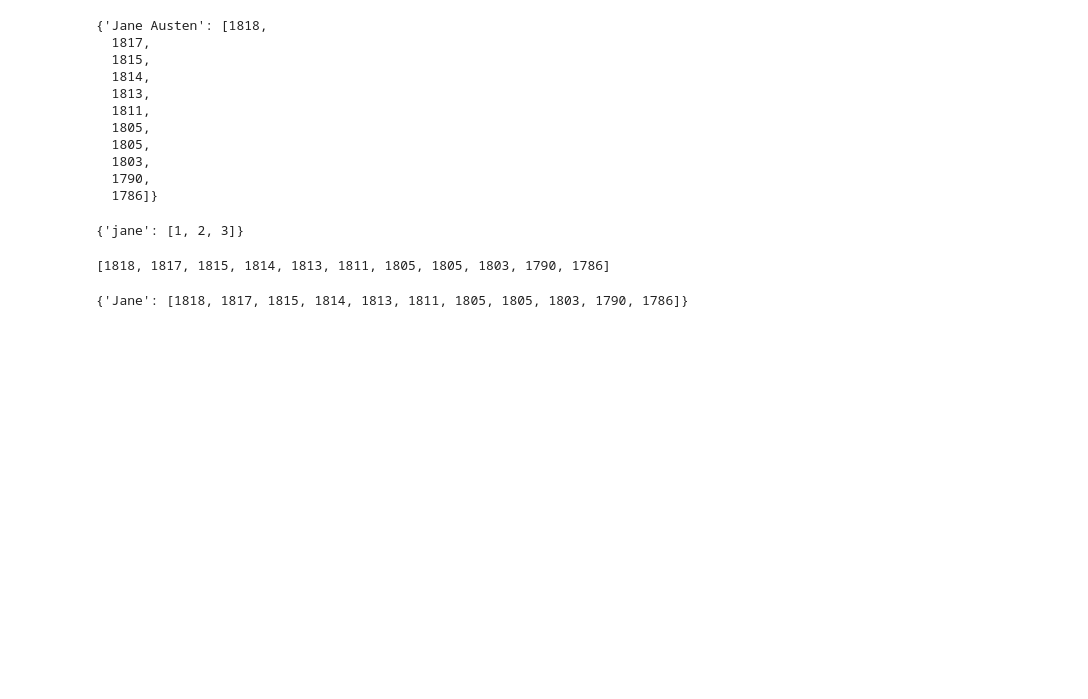
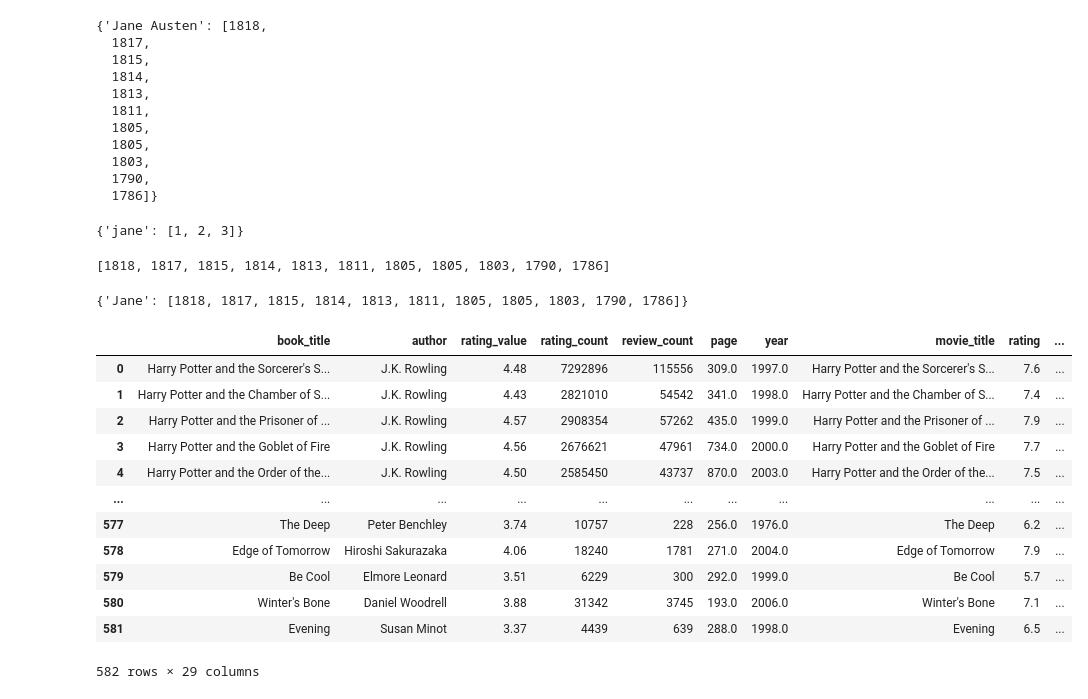
Before and after one commit to katiehuang1221/Predict-Revenue-Of-Movie-Adaptation, a Jupyter notebook: notebooks/selenium_fictiondb.ipynb, the cells around one changed output. Drawn from its saved outputs; the diff is of its cells as text; code cells hidden in the pictures; blank space fills up the shorter version.

Commit message:
Updated selenium_fictiondb.ipynb for searching author after combining movie+book

```diff
--- a/notebooks/selenium_fictiondb.ipynb
+++ b/notebooks/selenium_fictiondb.ipynb
@@ -92,3 +99,29 @@ di[author] = years
 di
 # %% [output]
 {'Jane': [1818, 1817, 1815, 1814, 1813, 1811, 1805, 1805, 1803, 1790, 1786]}
+# %%
+import pandas as pd
+# import movie_data
+movie_df = pd.read_pickle('../dump/movie_data')
+# import book_data
+book_df = pd.read_pickle('../dump/book_data')
+found_book_df = pd.read_pickle('../dump/found_book')
+# %%
+overlap_df = pd.merge(book_df, movie_df,left_on='book_title',\
+                      right_on='movie_title', how='inner')
+# %%
+overlap_df
+# %% [output]
+|  | book_title | author | rating_value | rating_count | review_count | page | year | movie_title | rating | ... |
+| 0 | Harry Potter and the Sorcerer's S... | J.K. Rowling | 4.48 | 7292896 | 115556 | 309.0 | 1997.0 | Harry Potter and the Sorcerer's S... | 7.6 | ... |
+| 1 | Harry Potter and the Chamber of S... | J.K. Rowling | 4.43 | 2821010 | 54542 | 341.0 | 1998.0 | Harry Potter and the Chamber of S... | 7.4 | ... |
+| 2 | Harry Potter and the Prisoner of ... | J.K. Rowling | 4.57 | 2908354 | 57262 | 435.0 | 1999.0 | Harry Potter and the Prisoner of ... | 7.9 | ... |
+| 3 | Harry Potter and the Goblet of Fire | J.K. Rowling | 4.56 | 2676621 | 47961 | 734.0 | 2000.0 | Harry Potter and the Goblet of Fire | 7.7 | ... |
+| 4 | Harry Potter and the Order of the... | J.K. Rowling | 4.50 | 2585450 | 43737 | 870.0 | 2003.0 | Harry Potter and the Order of the... | 7.5 | ... |
+| ... | ... | ... | ... | ... | ... | ... | ... | ... | ... | ... |
+| 577 | The Deep | Peter Benchley | 3.74 | 10757 | 228 | 256.0 | 1976.0 | The Deep | 6.2 | ... |
+| 578 | Edge of Tomorrow | Hiroshi Sakurazaka | 4.06 | 18240 | 1781 | 271.0 | 2004.0 | Edge of Tomorrow | 7.9 | ... |
+| 579 | Be Cool | Elmore Leonard | 3.51 | 6229 | 300 | 292.0 | 1999.0 | Be Cool | 5.7 | ... |
+| 580 | Winter's Bone | Daniel Woodrell | 3.88 | 31342 | 3745 | 193.0 | 2006.0 | Winter's Bone | 7.1 | ... |
+| 581 | Evening | Susan Minot | 3.37 | 4439 | 639 | 288.0 | 1998.0 | Evening | 6.5 | ... |
+582 rows × 29 columns
```
Also changed, not shown: parts of 17 cells of this notebook.
